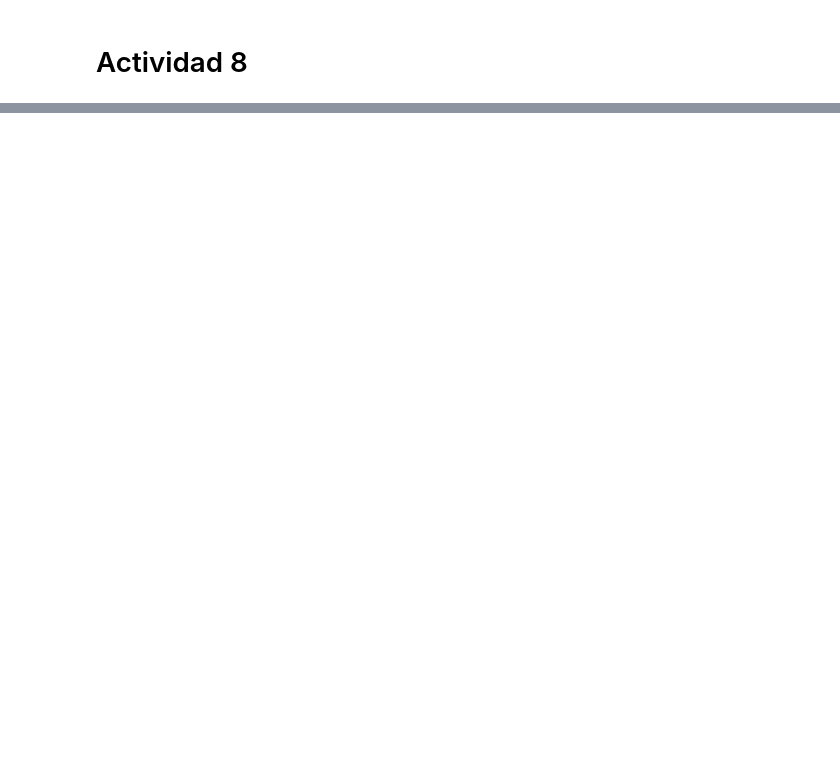
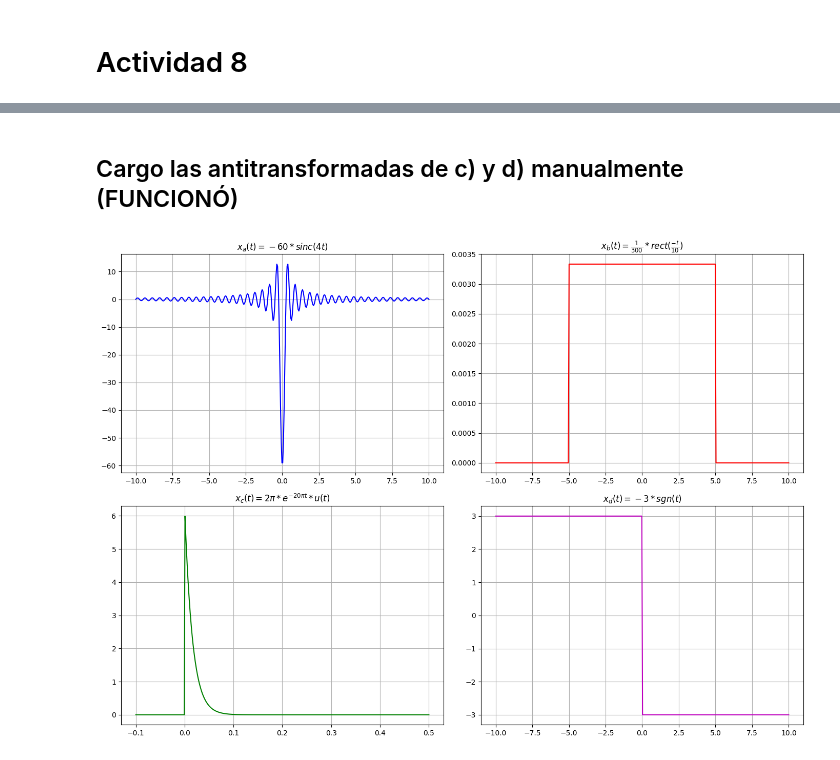
Before and after one commit to Lekkito/analisis-de-se-ales, a Jupyter notebook: tp4.ipynb, the cells around one changed output, grey strips where cells are left out. Saved outputs shown, nothing was run; the diff lists cells and outputs as text; code cells hidden in the pictures; blank space fills up the shorter version.

```diff
--- a/tp4.ipynb
+++ b/tp4.ipynb
@@ -245,0 +413,58 @@ plt.show()
+# %% [markdown]
+## Cargo las antitransformadas de c) y d) manualmente (FUNCIONÓ)
+# %%
+import numpy as np
+import matplotlib.pyplot as plt
+import sympy as sp
+
+# Defino variables simbolicas
+t, f = sp.symbols('t f')
+
+# Defino las funciones X(f) (solo los incisos a y b)
+X_a = -15 * sp.Heaviside(f + 2) * sp.Heaviside(2 - f)
+X_b = sp.sinc(-10 * sp.pi* f) / 30
+
+# Calculo las antitransformadas de Fourier
+x_a = sp.inverse_fourier_transform(X_a, f, t)
+x_b = sp.inverse_fourier_transform(X_b, f, t)
+# Cargo manualmente las antitrafo de c y d.
+x_c = 2 * sp.pi * sp.exp(-20 * sp.pi * t) * sp.Heaviside(t)
+x_d = -3 * sp.sign(t)
+
+t_vals = np.linspace(-10, 10, 400)
+
+# Crear una figura con subplots para graficar las antitransformadas
+fig, axs = plt.subplots(2, 2, figsize=(14, 10))
+
+#Graficar x_a(t)
+x_a_vals = [x_a.subs(t, val).evalf() for val in t_vals]
+axs[0, 0].plot(t_vals, x_a_vals, 'b')
+axs[0, 0].set_title(r'$x_a(t) = -60*sinc(4t)$')
+axs[0, 0].grid()
+
+#Graficar x_b(t)
+x_b_vals = [x_b.subs(t, val).evalf() for val in t_vals]
+axs[0, 1].plot(t_vals, x_b_vals, 'r')
+axs[0, 1].set_title(r'$x_b(t) = \frac{1}{300} * rect(\frac{-t}{10})$')
+axs[0, 1].grid()
+
+#Graficar x_c(t)
+# Definir los valores de t para graficar c
+t_vals_c = np.linspace(-0.1, 0.5, 400)
+x_c_vals = [x_c.subs(t, val).evalf() for val in t_vals_c]
+x_c_vals = [float(val) for val in x_c_vals]
+axs[1, 0].plot(t_vals_c, x_c_vals, 'g')
+axs[1, 0].set_title(r'$x_c(t) = 2 \pi * e^{-20 \pi t} * u(t)$')
+axs[1, 0].grid()
+
+#Graficar x_d(t)
+x_d_vals = [x_d.subs(t, val).evalf() for val in t_vals]
+x_d_vals = [float(val) for val in x_d_vals]
+axs[1, 1].plot(t_vals, x_d_vals, 'm')
+axs[1, 1].set_title(r'$x_d(t) = -3*sgn(t)$')
+axs[1, 1].grid()
+
+plt.tight_layout()
+plt.show()
+# %% [output]
+[figure, added]
```
Also changed, not shown: parts of 4 cells of this notebook, 1 other file.
